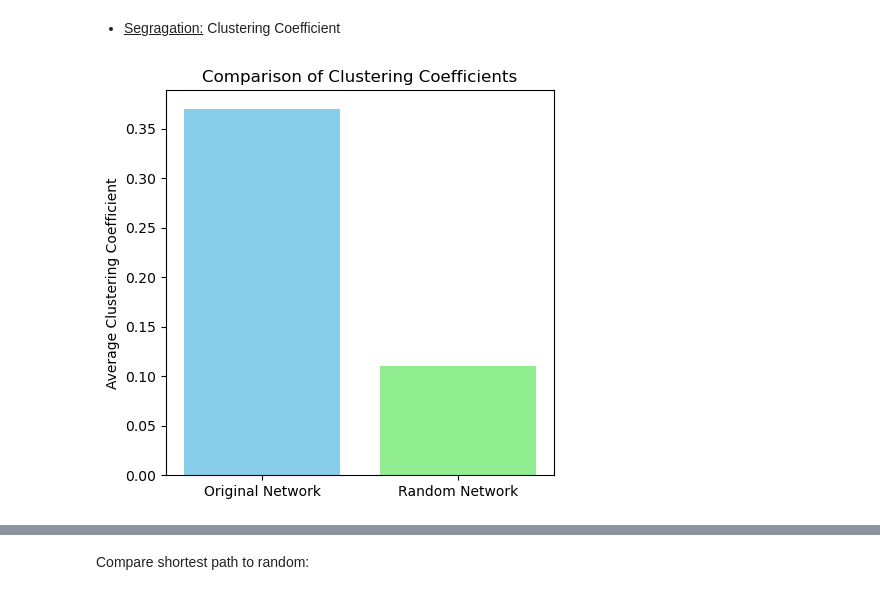
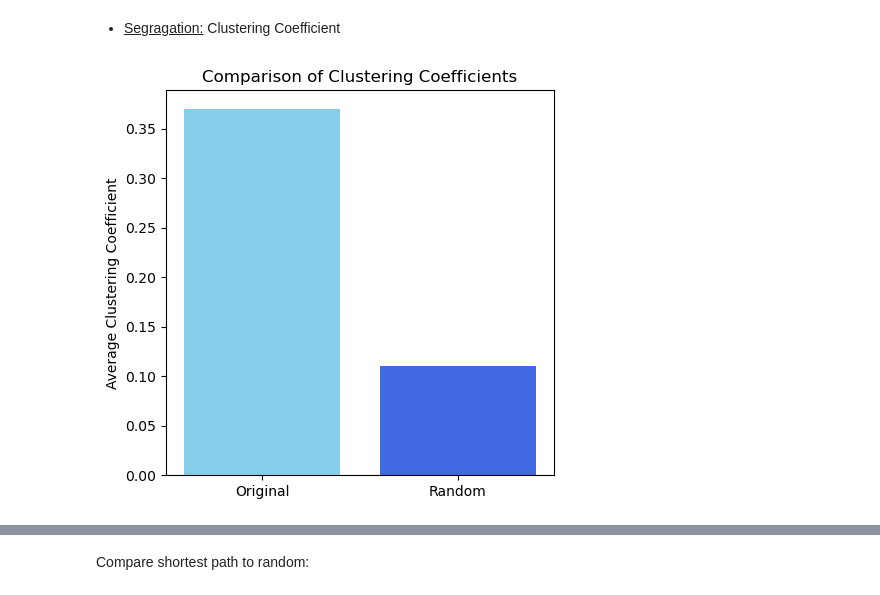
Before and after one commit to chenlrv/brain-networks-and-graphs, a Jupyter notebook: assignment.ipynb, the cells around one changed output, grey strips where cells are left out. Cells and saved outputs as stored; diff of their text form; code cells hidden in the pictures.

```diff
--- a/assignment.ipynb
+++ b/assignment.ipynb
@@ -199,35 +199,40 @@ plot_avg_shortest_path_per_node(avg_path_lengths)
 # %% [markdown]
 * <u>Segragation:</u> Clustering Coefficient
 # %%
-def get_avg_clustering_coefficient_compared_to_random(G) -> tuple[float,float]:
-    average_clustering_original = nx.average_clustering(G)
-    degree_sequence = [d for n, d in G.degree()]
+def create_random_graph(original_graph):
+    degree_sequence = [d for _, d in original_graph.degree()]
 
-    # Generate a random graph with the same degree sequence
+    #a random graph with the same degree sequence
     random_graph = nx.configuration_model(degree_sequence)
 
     random_graph = nx.Graph(random_graph)
     random_graph.remove_edges_from(nx.selfloop_edges(random_graph))
 
-    average_clustering_random = nx.average_clustering(random_graph)
-
-    return average_clustering_original, average_clustering_random
+    return random_graph
+# %%
+random_graph = create_random_graph(graph)
+# %%
+def get_avg_clustering_coefficient_compared_to_random(original_graph, random_graph) -> tuple[float,float]:
+    average_clustering_original = nx.average_clustering(original_graph)
+    average_clustering_random = nx.average_clustering(random_graph)
+
+    return average_clustering_original, average_clustering_random
 # %%
 def plot_clustering_coefficient(average_clustering_original: float, average_clustering_random: float) -> None:
-    labels = ['Original Network', 'Random Network']
+    labels = ['Original', 'Random']
     values = [average_clustering_original, average_clustering_random]
 
     plt.figure(figsize=(5, 5))
-    plt.bar(labels, values, color=['skyblue', 'lightgreen'])
+    plt.bar(labels, values, color=['skyblue', 'royalblue'])
     plt.ylabel('Average Clustering Coefficient')
     plt.title('Comparison of Clustering Coefficients')
 
     plt.show()
 # %%
-average_clustering_original, average_clustering_random = get_avg_clustering_coefficient_compared_to_random(G)
+average_clustering_original, average_clustering_random = get_avg_clustering_coefficient_compared_to_random(graph, random_graph)
 plot_clustering_coefficient(average_clustering_original, average_clustering_random)
 # %% [output]
-[figure, old version]
+[figure, new version]
 # %%
 average_clustering_random / average_clustering_original
 # %% [output]
```
Also changed, not shown: parts of 15 cells of this notebook.
